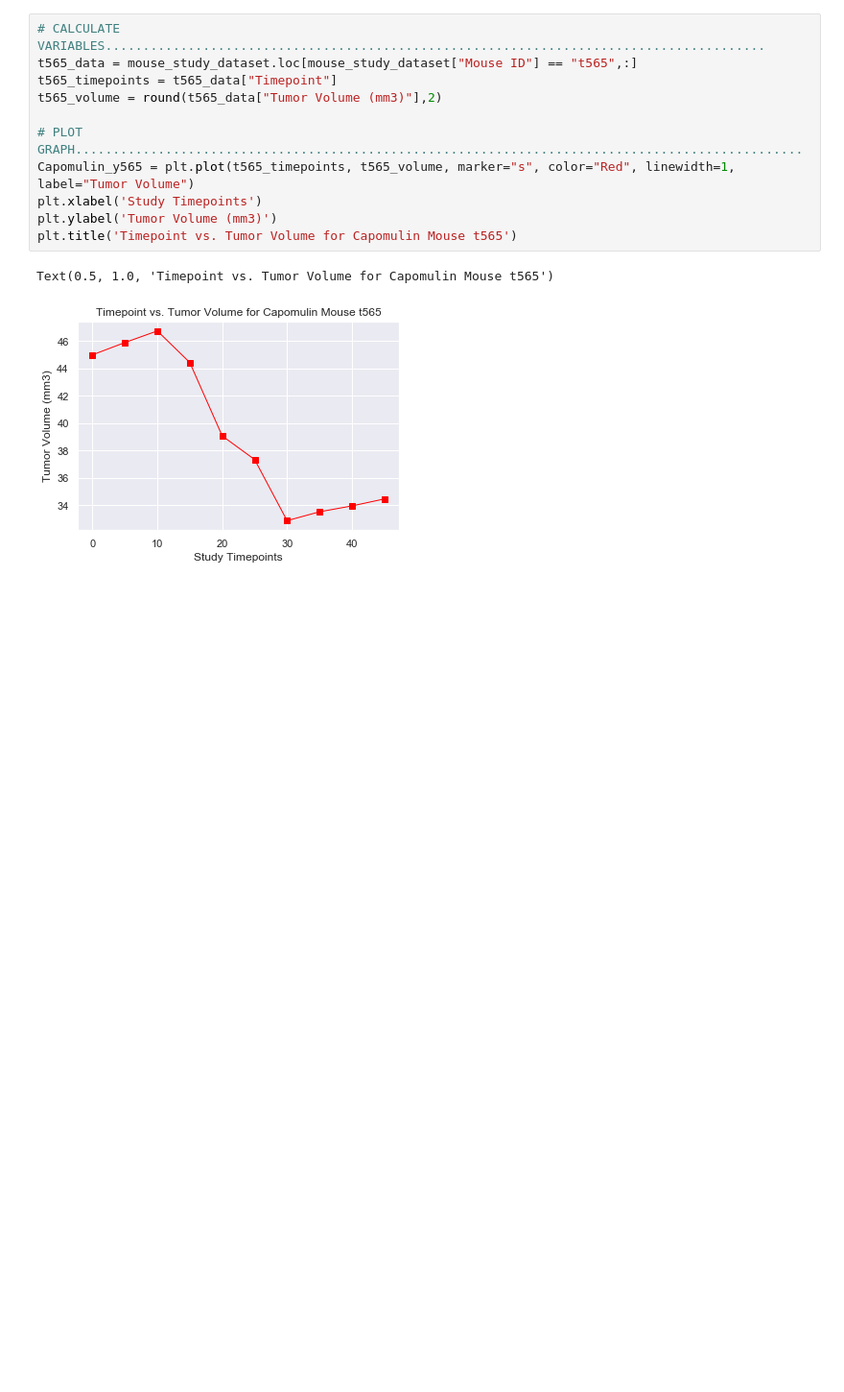
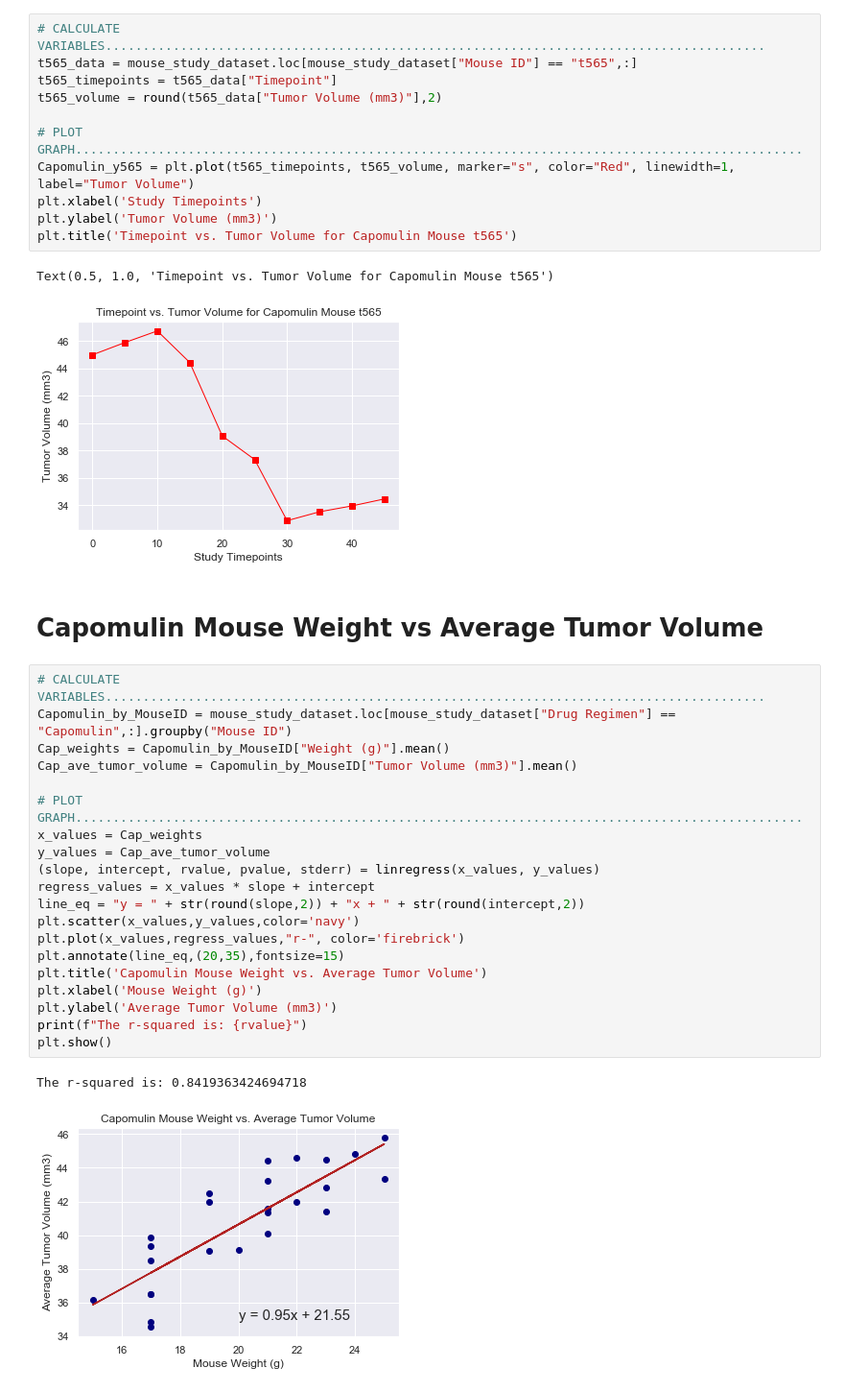
Before and after one commit to patelpurvip/Pharma-mouse-data, a Jupyter notebook: Pharma-mouse-data-FINAL.ipynb, the cells around one changed output. Shown: that part at 96% size. Drawn from its saved outputs; the diff is of its cells as text; blank space fills up the shorter version.

Commit message:
Capomulin & Ramicane weight vs. tumor volumn

```diff
--- a/Pharma-mouse-data-FINAL.ipynb
+++ b/Pharma-mouse-data-FINAL.ipynb
@@ -226,3 +227,28 @@ plt.title('Timepoint vs. Tumor Volume for Capomulin Mouse t565')
 # %% [output]
 Text(0.5, 1.0, 'Timepoint vs. Tumor Volume for Capomulin Mouse t565')
 [figure]
+# %% [markdown]
+# Capomulin Mouse Weight vs Average Tumor Volume
+# %%
+# CALCULATE VARIABLES........................................................................................
+Capomulin_by_MouseID = mouse_study_dataset.loc[mouse_study_dataset["Drug Regimen"] == "Capomulin",:].groupby("Mouse ID")
+Cap_weights = Capomulin_by_MouseID["Weight (g)"].mean()
+Cap_ave_tumor_volume = Capomulin_by_MouseID["Tumor Volume (mm3)"].mean()
+
+# PLOT GRAPH.................................................................................................
+x_values = Cap_weights
+y_values = Cap_ave_tumor_volume
+(slope, intercept, rvalue, pvalue, stderr) = linregress(x_values, y_values)
+regress_values = x_values * slope + intercept
+line_eq = "y = " + str(round(slope,2)) + "x + " + str(round(intercept,2))
+plt.scatter(x_values,y_values,color='navy')
+plt.plot(x_values,regress_values,"r-", color='firebrick')
+plt.annotate(line_eq,(20,35),fontsize=15)
+plt.title('Capomulin Mouse Weight vs. Average Tumor Volume')
+plt.xlabel('Mouse Weight (g)')
+plt.ylabel('Average Tumor Volume (mm3)')
+print(f"The r-squared is: {rvalue}")
+plt.show()
+# %% [output]
+The r-squared is: 0.8419363424694718
+[figure, added]
```
Also changed, not shown: parts of 3 cells of this notebook.
